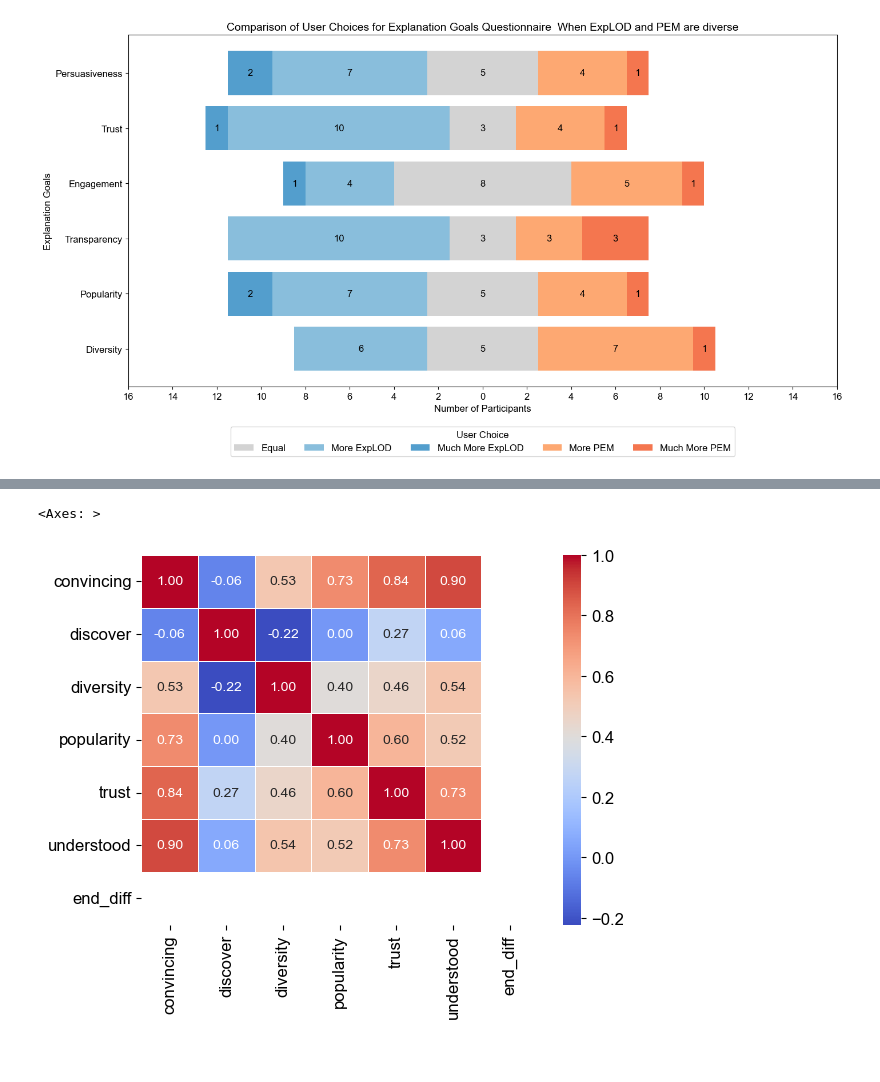
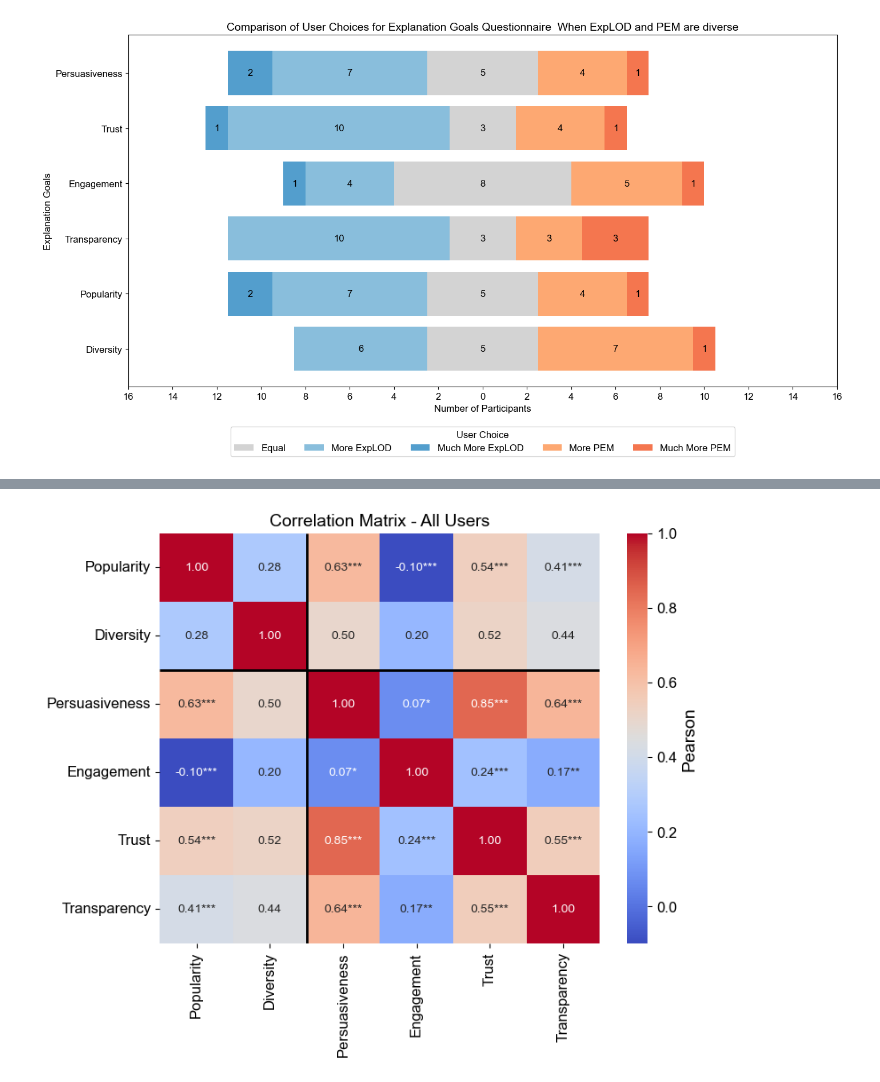
Before and after one commit to andlzanon/offline_metrics_explanation_rec_goals, a Jupyter notebook: Online User Study/Online Analysis.ipynb, the cells around one changed output, grey strips where cells are left out. Drawn from its saved outputs; the diff is of its cells as text; code cells hidden in the pictures; blank space fills up the shorter version.

```diff
--- a/Online User Study/Online Analysis.ipynb
+++ b/Online User Study/Online Analysis.ipynb
@@ -115,0 +140,4 @@ results_replb
+# %%
+results_all = pd.concat([results_repla, results_replb])
+for c in results_all.columns:
+    stats_rel(results_all, c)
@@ -746,3 +727,0 @@ results_all
-# %%
-results_all["end_diff"] = end_diff
-results_all
@@ -810,6 +728,59 @@ See the caveats in the documentation: https://pandas.pydata.org/pandas-docs/stab
-# %%
-import seaborn as sns
-sns.heatmap(results_all.corr(), annot=True, cmap='coolwarm', fmt=".2f", linewidths=0.5)
-# %% [output]
-<Axes: >
-[figure, removed]
+# %%
+results_all.columns = ['Persuasiveness', 'Engagement', 'Diversity', 'Popularity', 'Trust', 'Transparency']
+# %%
+df_res = results_all.replace(replace_v)
+priority = ["Popularity", "Diversity"]
+
+corr = df_res.corr(method='pearson')
+# Reorder rows and columns
+new_order = priority + [c for c in corr.columns if c not in priority]
+corr_reordered = corr.loc[new_order, new_order]
+# %%
+from scipy.stats import pearsonr, spearmanr
+
+cols = df_res.columns
+n = len(cols)
+corrvals = pd.DataFrame(np.zeros((n, n)), columns=cols, index=cols)
+pvals = pd.DataFrame(np.zeros((n, n)), columns=cols, index=cols)
+
+# Compute Pearson correlation and p-values
+for i in range(n):
+    for j in range(i, n):
+        r, p = pearsonr(df_res[cols[i]], df_res[cols[j]])
+        corrvals.iloc[i,j] = r
+        corrvals.iloc[j,i] = r  # symmetric
+        pvals.iloc[i,j] = p
+        pvals.iloc[j,i] = p  # symmetric
+
+priority = ["Popularity", "Diversity"]
+new_order = priority + [c for c in corr.columns if c not in priority]
+corrvals = corrvals.loc[new_order, new_order]
+annot = corrvals.round(2).astype(str)
+
+for i in range(n):
+    for j in range(n):
+        p = pvals.iloc[i, j]
+        r = corrvals.iloc[i, j]
+        if i != j:
+            stars = ""
+            if p < 0.001:
+                stars = "***"
+            elif p < 0.01:
+                stars = "**"
+            elif p < 0.05:
+                stars = "*"
+            annot.iloc[i, j] = f"{r:.2f}{stars}"
+        else:
+            annot.iloc[i, j] = f"{r:.2f}"
+# Plot
+plt.figure(figsize=(8,6))
+ax = sns.heatmap(corrvals, annot=annot, fmt="", cmap="coolwarm",
+            cbar_kws={'label': 'Pearson'})
+
+ax.hlines([2], *ax.get_xlim(), colors="black", linewidth=2)
+ax.vlines([2], *ax.get_ylim(), colors="black", linewidth=2)
+
+plt.title("Correlation Matrix - All Users")
+plt.show()
+# %% [output]
+[figure, added]
```
Also changed, not shown: parts of 46 cells of this notebook, 5 other files.
